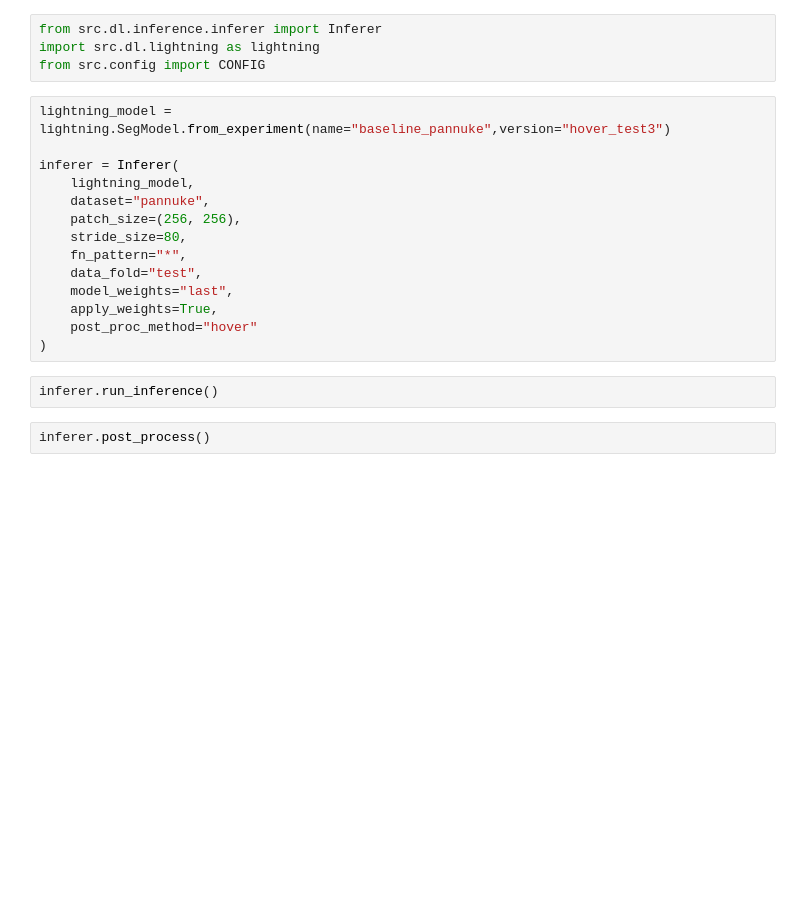
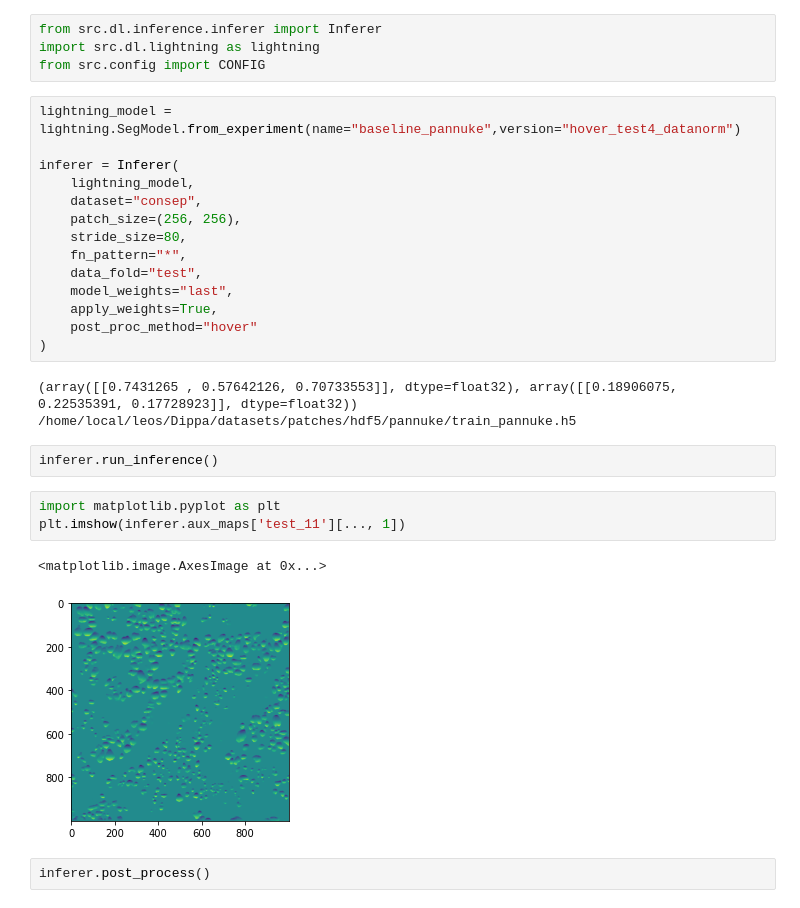
Before and after one commit to okunator/Dippa, a Jupyter notebook: notebooks/2_infer_and_benchmark.ipynb, the cells around one changed output. Cells and saved outputs as stored; diff of their text form; blank space fills up the shorter version.

```diff
--- a/notebooks/2_infer_and_benchmark.ipynb
+++ b/notebooks/2_infer_and_benchmark.ipynb
@@ -3,11 +3,11 @@ from src.dl.inference.inferer import Inferer
 import src.dl.lightning as lightning
 from src.config import CONFIG
 # %%
-lightning_model = lightning.SegModel.from_experiment(name="baseline_pannuke",version="hover_test3")
+lightning_model = lightning.SegModel.from_experiment(name="baseline_pannuke",version="hover_test4_datanorm")
 
 inferer = Inferer(
     lightning_model,
-    dataset="pannuke",
+    dataset="consep",
     patch_size=(256, 256),
     stride_size=80,
     fn_pattern="*",
@@ -16,8 +16,17 @@ inferer = Inferer(
     apply_weights=True,
     post_proc_method="hover"
 )
+# %% [output]
+(array([[0.7431265 , 0.57642126, 0.70733553]], dtype=float32), array([[0.18906075, 0.22535391, 0.17728923]], dtype=float32))
+/home/local/leos/Dippa/datasets/patches/hdf5/pannuke/train_pannuke.h5
 # %%
 inferer.run_inference()
+# %%
+import matplotlib.pyplot as plt
+plt.imshow(inferer.aux_maps['test_11'][..., 1])
+# %% [output]
+<matplotlib.image.AxesImage at 0x...>
+[figure, added]
 # %%
 inferer.post_process()
 # %%
```
Also changed, not shown: parts of 1 cell of this notebook, 15 other files.
